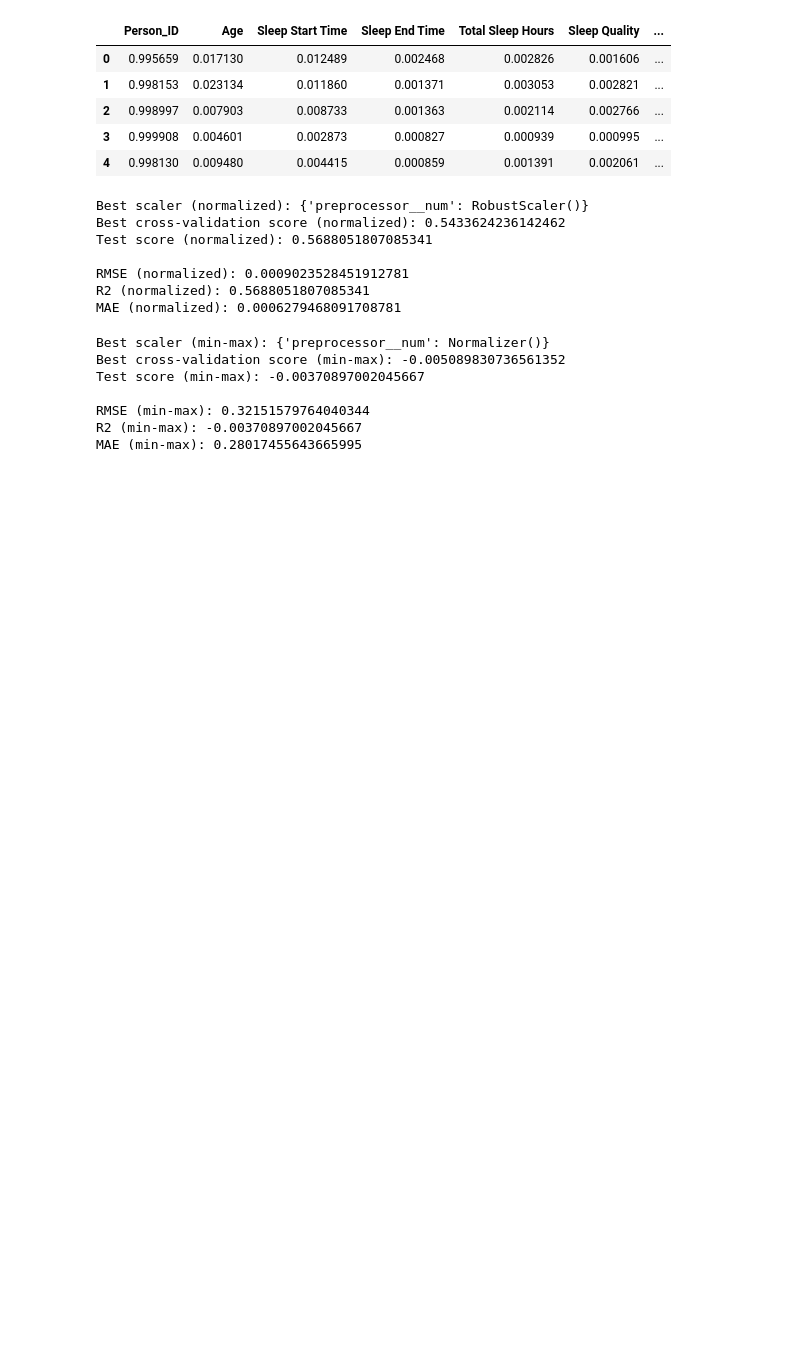
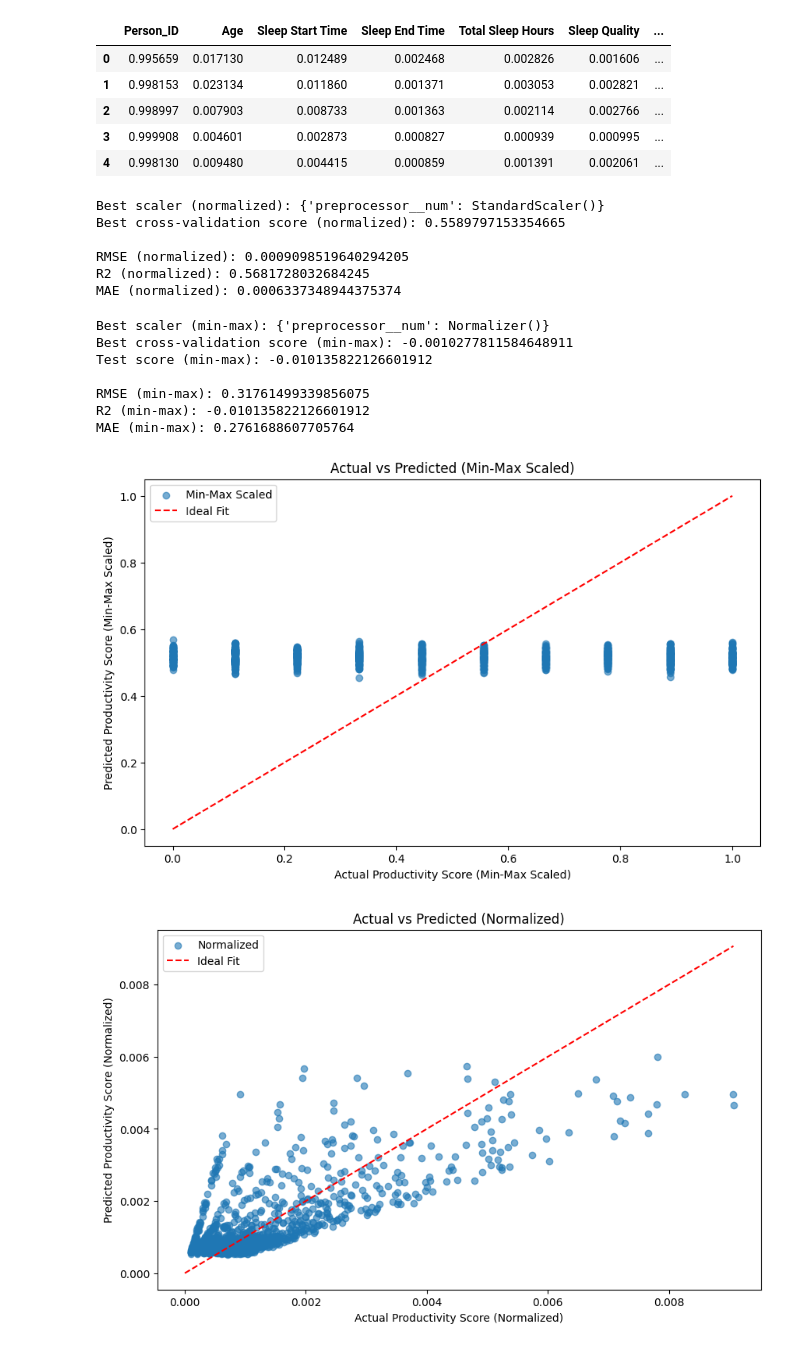
Before and after one commit to malikmahdivika/BMEN415-ML, a Jupyter notebook: Malik_models/Regression_MLR_Malik.ipynb, the cells around one changed output. Drawn from its saved outputs; the diff is of its cells as text; code cells hidden in the pictures; blank space fills up the shorter version.

```diff
--- a/Malik_models/Regression_MLR_Malik.ipynb
+++ b/Malik_models/Regression_MLR_Malik.ipynb
@@ -235,8 +234,8 @@ sleepcycle_dataframe_normalized.head()
 | 4 | 0.998130 | 0.009480 | 0.004415 | 0.000859 | 0.001391 | 0.002061 | ... |
 # %%
 # split normalized data into feature and target dataframes
-X_normalized = sleepcycle_dataframe_normalized.drop(['Sleep Quality', 'Age'], axis=1)   # ID and Date already dropped
-y_normalized = sleepcycle_dataframe_normalized['Sleep Quality']
+X_normalized = sleepcycle_dataframe_normalized.drop(['Productivity Score', 'Person_ID'], axis=1)
+y_normalized = sleepcycle_dataframe_normalized['Productivity Score']
 
 # Train/test split
 X_train_normalized, X_test_normalized, y_train_normalized, y_test_normalized = train_test_split(X_normalized, y_normalized, test_size=0.2, random_state=0)
@@ -268,7 +267,6 @@ grid_normalized.fit(X_train_normalized, y_train_normalized)
 
 print(f"Best scaler (normalized): {grid_normalized.best_params_}")
 print(f"Best cross-validation score (normalized): {grid_normalized.best_score_}")
-print(f"Test score (normalized): {grid_normalized.score(X_test_normalized, y_test_normalized)}")
 
 # Predictions
 y_pred_normalized = grid_normalized.predict(X_test_normalized)
@@ -278,17 +276,16 @@ print(f"\nRMSE (normalized): {root_mean_squared_error(y_test_normalized, y_pred_
 print(f"R2 (normalized): {r2_score(y_test_normalized, y_pred_normalized)}")
 print(f"MAE (normalized): {mean_absolute_error(y_test_normalized, y_pred_normalized)}")
 # %% [output]
-Best scaler (normalized): {'preprocessor__num': RobustScaler()}
-Best cross-validation score (normalized): 0.5433624236142462
-Test score (normalized): 0.5688051807085341
+Best scaler (normalized): {'preprocessor__num': StandardScaler()}
+Best cross-validation score (normalized): 0.5589797153354665
 
-RMSE (normalized): 0.0009023528451912781
-R2 (normalized): 0.5688051807085341
-MAE (normalized): 0.0006279468091708781
+RMSE (normalized): 0.0009098519640294205
+R2 (normalized): 0.5681728032684245
+MAE (normalized): 0.0006337348944375374
 # %%
 # split min-max scaled data into feature and target dataframes
-X_minmax = sleepcycle_dataframe_minmax.drop(['Sleep Quality', 'Age'], axis=1)   # ID and Date already dropped
-y_minmax = sleepcycle_dataframe_minmax['Sleep Quality']
+X_minmax = sleepcycle_dataframe_minmax.drop(['Productivity Score', 'Age', 'Person_ID'], axis=1)   # ID and Date already dropped
+y_minmax = sleepcycle_dataframe_minmax['Productivity Score']
 
 # Train/test split
 X_train_minmax, X_test_minmax, y_train_minmax, y_test_minmax = train_test_split(X_minmax, y_minmax, test_size=0.2, random_state=0)
@@ -332,9 +329,46 @@ print(f"R2 (min-max): {r2_score(y_test_minmax, y_pred_minmax)}")
 print(f"MAE (min-max): {mean_absolute_error(y_test_minmax, y_pred_minmax)}")
 # %% [output]
 Best scaler (min-max): {'preprocessor__num': Normalizer()}
-Best cross-validation score (min-max): -0.005089830736561352
-Test score (min-max): -0.00370897002045667
+Best cross-validation score (min-max): -0.0010277811584648911
+Test score (min-max): -0.010135822126601912
 
-RMSE (min-max): 0.32151579764040344
-R2 (min-max): -0.00370897002045667
-MAE (min-max): 0.28017455643665995
+RMSE (min-max): 0.31761499339856075
+R2 (min-max): -0.010135822126601912
+MAE (min-max): 0.2761688607705764
+# %%
+# Plot for min-max scaled data
+plt.figure(figsize=(10, 6))
+plt.scatter(y_test_minmax, y_pred_minmax, alpha=0.6, label='Min-Max Scaled')
+plt.plot([0, 1], [0, 1], color='red', linestyle='--', label='Ideal Fit')
+plt.xlabel('Actual Productivity Score (Min-Max Scaled)')
+plt.ylabel('Predicted Productivity Score (Min-Max Scaled)')
+plt.title('Actual vs Predicted (Min-Max Scaled)')
+plt.legend()
+plt.show()
+
+# Plot for normalized data
+plt.figure(figsize=(10, 6))
+plt.scatter(y_test_normalized, y_pred_normalized, alpha=0.6, label='Normalized')
+plt.plot([0, max(y_test_normalized.max(), y_pred_normalized.max())],
+         [0, max(y_test_normalized.max(), y_pred_normalized.max())],
+         color='red', linestyle='--', label='Ideal Fit')
+plt.xlabel('Actual Productivity Score (Normalized)')
+plt.ylabel('Predicted Productivity Score (Normalized)')
+plt.title('Actual vs Predicted (Normalized)')
+plt.legend()
+plt.show()
+
+# Plot for standard scaled data
+plt.figure(figsize=(10, 6))
+plt.scatter(y_test, y_pred, alpha=0.6, label='Standard Scaled')
+plt.plot([0, max(y_test.max(), y_pred.max())],
+         [0, max(y_test.max(), y_pred.max())],
+         color='red', linestyle='--', label='Ideal Fit')
+plt.xlabel('Actual Productivity Score (Standard Scaled)')
+plt.ylabel('Predicted Productivity Score (Standard Scaled)')
+plt.title('Actual vs Predicted (Standard Scaled)')
+plt.legend()
+plt.show()
+# %% [output]
+[figure, added]
+[figure, added]
```
Also changed, not shown: parts of 3 cells of this notebook, 4 other files.
